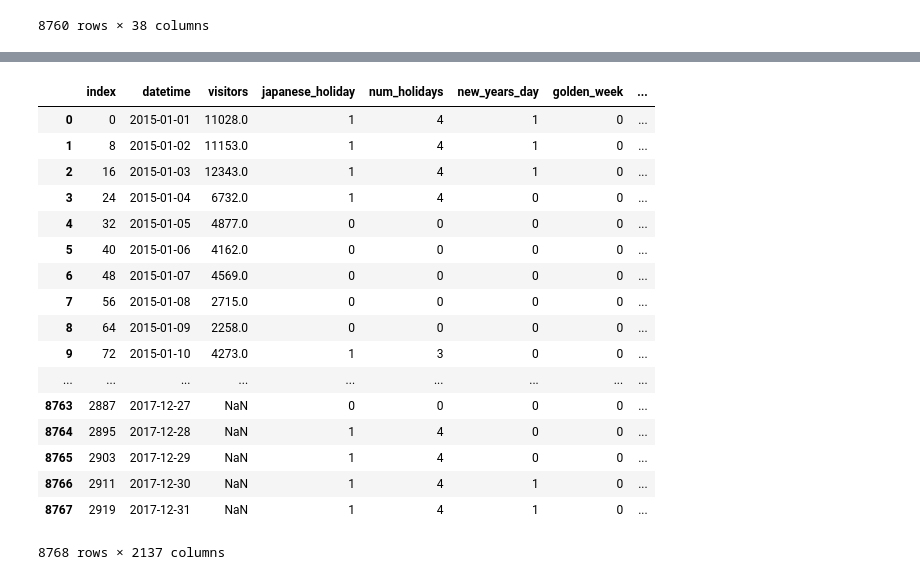
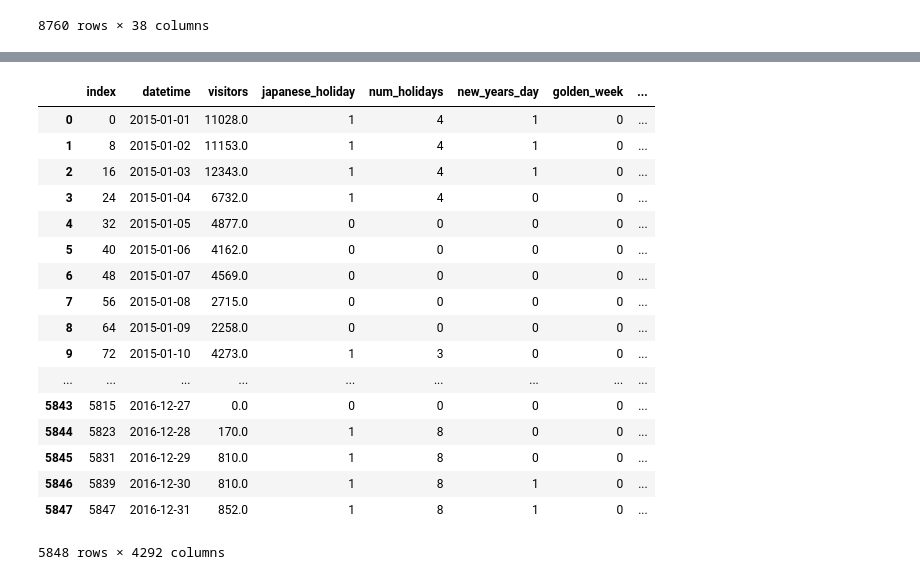
Before and after one commit to Hesene/National-Parks, a Jupyter notebook: src/EDA.ipynb, the cells around one changed output, grey strips where cells are left out. Drawn from its saved outputs; the diff is of its cells as text; code cells hidden in the pictures.

```diff
--- a/src/EDA.ipynb
+++ b/src/EDA.ipynb
@@ -341,21 +320,23 @@ oof_lgbm
-# %%
-df
-# %% [output]
-|  | index | datetime | visitors | japanese_holiday | num_holidays | new_years_day | golden_week | ... |
-| 0 | 0 | 2015-01-01 | 11028.0 | 1 | 4 | 1 | 0 | ... |
-| 1 | 8 | 2015-01-02 | 11153.0 | 1 | 4 | 1 | 0 | ... |
-| 2 | 16 | 2015-01-03 | 12343.0 | 1 | 4 | 1 | 0 | ... |
-| 3 | 24 | 2015-01-04 | 6732.0 | 1 | 4 | 0 | 0 | ... |
-| 4 | 32 | 2015-01-05 | 4877.0 | 0 | 0 | 0 | 0 | ... |
-| 5 | 40 | 2015-01-06 | 4162.0 | 0 | 0 | 0 | 0 | ... |
-| 6 | 48 | 2015-01-07 | 4569.0 | 0 | 0 | 0 | 0 | ... |
-| 7 | 56 | 2015-01-08 | 2715.0 | 0 | 0 | 0 | 0 | ... |
-| 8 | 64 | 2015-01-09 | 2258.0 | 0 | 0 | 0 | 0 | ... |
-| 9 | 72 | 2015-01-10 | 4273.0 | 1 | 3 | 0 | 0 | ... |
-| ... | ... | ... | ... | ... | ... | ... | ... | ... |
-| 8763 | 2887 | 2017-12-27 | NaN | 0 | 0 | 0 | 0 | ... |
-| 8764 | 2895 | 2017-12-28 | NaN | 1 | 4 | 0 | 0 | ... |
-| 8765 | 2903 | 2017-12-29 | NaN | 1 | 4 | 0 | 0 | ... |
-| 8766 | 2911 | 2017-12-30 | NaN | 1 | 4 | 1 | 0 | ... |
-| 8767 | 2919 | 2017-12-31 | NaN | 1 | 4 | 1 | 0 | ... |
-8768 rows × 2137 columns
+# %%
+train_df = loadpkl('../output/train_df.pkl')
+# %%
+train_df
+# %% [output]
+|  | index | datetime | visitors | japanese_holiday | num_holidays | new_years_day | golden_week | ... |
+| 0 | 0 | 2015-01-01 | 11028.0 | 1 | 4 | 1 | 0 | ... |
+| 1 | 8 | 2015-01-02 | 11153.0 | 1 | 4 | 1 | 0 | ... |
+| 2 | 16 | 2015-01-03 | 12343.0 | 1 | 4 | 1 | 0 | ... |
+| 3 | 24 | 2015-01-04 | 6732.0 | 1 | 4 | 0 | 0 | ... |
+| 4 | 32 | 2015-01-05 | 4877.0 | 0 | 0 | 0 | 0 | ... |
+| 5 | 40 | 2015-01-06 | 4162.0 | 0 | 0 | 0 | 0 | ... |
+| 6 | 48 | 2015-01-07 | 4569.0 | 0 | 0 | 0 | 0 | ... |
+| 7 | 56 | 2015-01-08 | 2715.0 | 0 | 0 | 0 | 0 | ... |
+| 8 | 64 | 2015-01-09 | 2258.0 | 0 | 0 | 0 | 0 | ... |
+| 9 | 72 | 2015-01-10 | 4273.0 | 1 | 3 | 0 | 0 | ... |
+| ... | ... | ... | ... | ... | ... | ... | ... | ... |
+| 5843 | 5815 | 2016-12-27 | 0.0 | 0 | 0 | 0 | 0 | ... |
+| 5844 | 5823 | 2016-12-28 | 170.0 | 1 | 8 | 0 | 0 | ... |
+| 5845 | 5831 | 2016-12-29 | 810.0 | 1 | 8 | 0 | 0 | ... |
+| 5846 | 5839 | 2016-12-30 | 810.0 | 1 | 8 | 1 | 0 | ... |
+| 5847 | 5847 | 2016-12-31 | 852.0 | 1 | 8 | 1 | 0 | ... |
+5848 rows × 4292 columns
```
Also changed, not shown: parts of 1 cell of this notebook, 5 other files.
